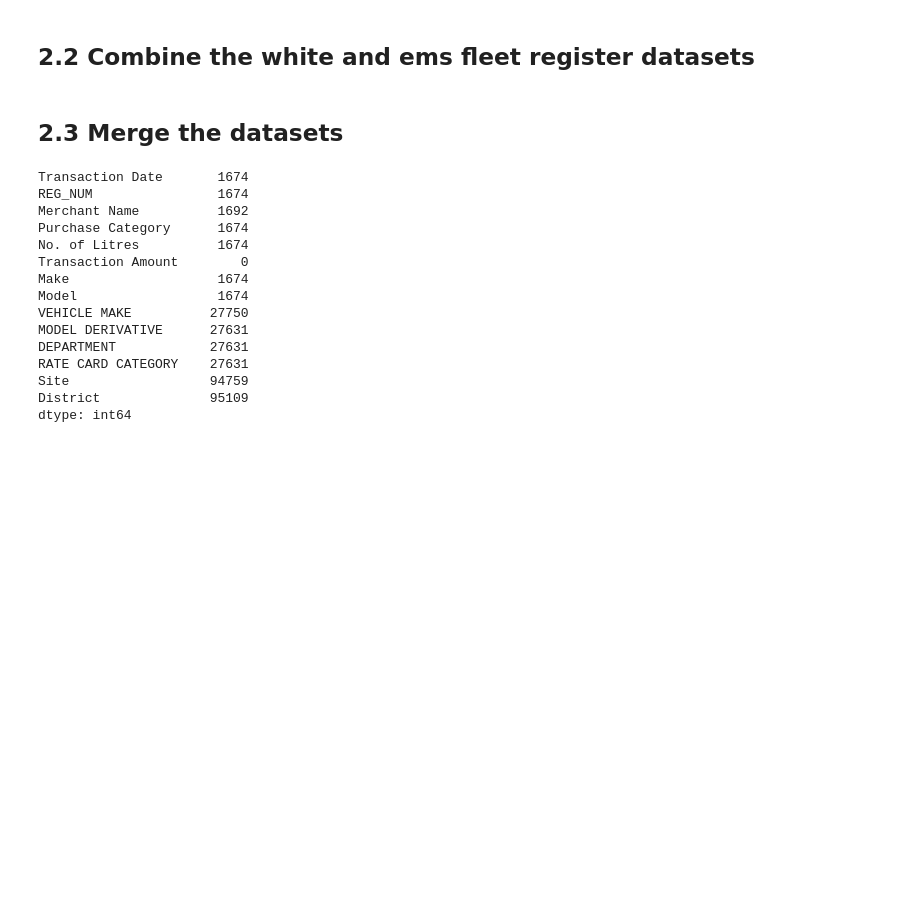
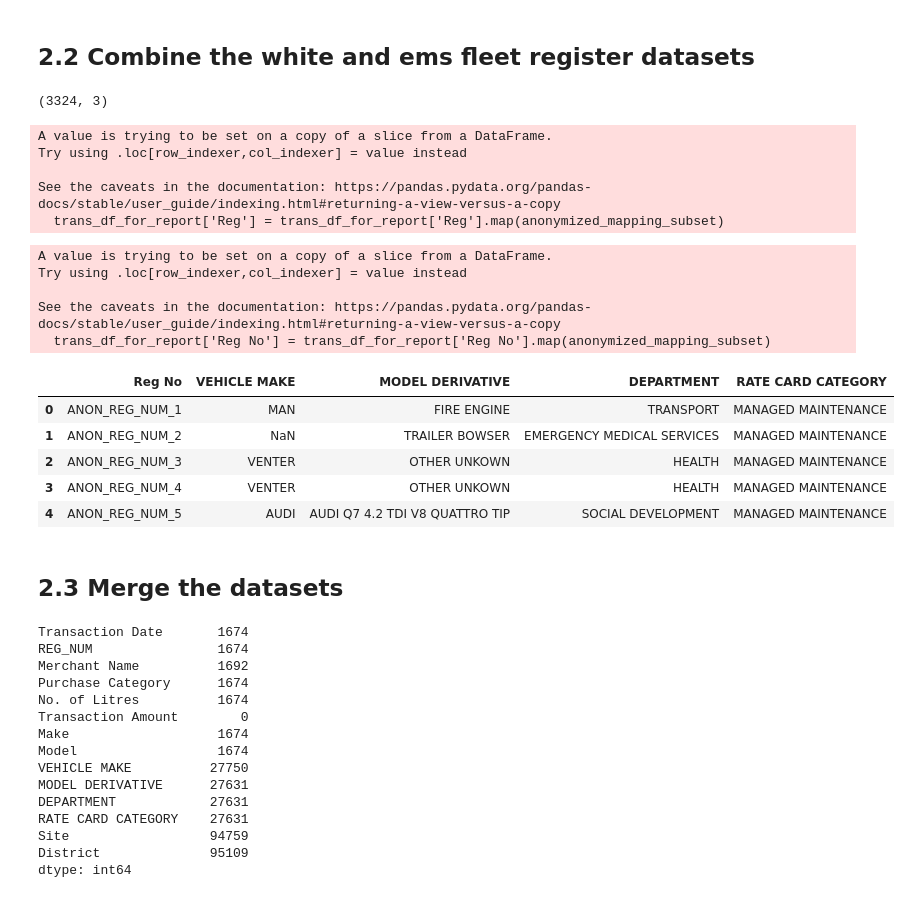
Before and after one commit to Jared-T/masters-dissertation, a Jupyter notebook: notebooks/Final_Data_Prep.ipynb, the cells around one changed output. Drawn from its saved outputs; the diff is of its cells as text; code cells hidden in the pictures; blank space fills up the shorter version.

```diff
--- a/notebooks/Final_Data_Prep.ipynb
+++ b/notebooks/Final_Data_Prep.ipynb
@@ -93,6 +118,61 @@ old_regs = white_ems.melt(id_vars=cols,
 
 # Concatenating the two DataFrames
 reshaped_white_ems = pd.concat([new_regs, old_regs]).sort_values(by='Reg').reset_index(drop=True)
+# %%
+reshaped_white_ems.shape
+# %% [output]
+(3324, 3)
+# %%
+# Create a new dataframe with only the first 5 rows
+trans_df_for_report = reshaped_white_ems.head()
+
+# Step 1: Identify unique registration numbers in the subset
+unique_reg_nums_subset = sorted(trans_df_for_report['Reg'].unique())
+
+# Step 2: Create a mapping from each unique registration number in the subset to an anonymized value
+anonymized_mapping_subset = {reg_num: 'ANON_REG_NUM_' + str(i) for i, reg_num in enumerate(unique_reg_nums_subset, start=1)}
+
+# Step 3: Apply the mapping to your subset
+trans_df_for_report['Reg'] = trans_df_for_report['Reg'].map(anonymized_mapping_subset)
+
+# Save the anonymized dataset to a new CSV file
+trans_df_for_report.to_csv('../data/anonymized_raw_ems_white_register.csv', index=False)
+# %% [output]
+A value is trying to be set on a copy of a slice from a DataFrame.
+Try using .loc[row_indexer,col_indexer] = value instead
+
+See the caveats in the documentation: https://pandas.pydata.org/pandas-docs/stable/user_guide/indexing.html#returning-a-view-versus-a-copy
+  trans_df_for_report['Reg'] = trans_df_for_report['Reg'].map(anonymized_mapping_subset)
+# %%
+# Create a new dataframe with only the first 5 rows
+trans_df_for_report = full_register.head()
+
+# Step 1: Identify unique registration numbers in the subset
+unique_reg_nums_subset = sorted(trans_df_for_report['Reg No'].unique())
+
+# Step 2: Create a mapping from each unique registration number in the subset to an anonymized value
+anonymized_mapping_subset = {reg_num: 'ANON_REG_NUM_' + str(i) for i, reg_num in enumerate(unique_reg_nums_subset, start=1)}
+
+# Step 3: Apply the mapping to your subset
+trans_df_for_report['Reg No'] = trans_df_for_report['Reg No'].map(anonymized_mapping_subset)
+
+# Save the anonymized dataset to a new CSV file
+trans_df_for_report.to_csv('../data/anonymized_raw_fleet_register.csv', index=False)
+# %% [output]
+A value is trying to be set on a copy of a slice from a DataFrame.
+Try using .loc[row_indexer,col_indexer] = value instead
+
+See the caveats in the documentation: https://pandas.pydata.org/pandas-docs/stable/user_guide/indexing.html#returning-a-view-versus-a-copy
+  trans_df_for_report['Reg No'] = trans_df_for_report['Reg No'].map(anonymized_mapping_subset)
+# %%
+trans_df_for_report
+# %% [output]
+|  | Reg No | VEHICLE MAKE | MODEL DERIVATIVE | DEPARTMENT | RATE CARD CATEGORY |
+| 0 | ANON_REG_NUM_1 | MAN | FIRE ENGINE | TRANSPORT | MANAGED MAINTENANCE |
+| 1 | ANON_REG_NUM_2 | NaN | TRAILER BOWSER | EMERGENCY MEDICAL SERVICES | MANAGED MAINTENANCE |
+| 2 | ANON_REG_NUM_3 | VENTER | OTHER UNKOWN | HEALTH | MANAGED MAINTENANCE |
+| 3 | ANON_REG_NUM_4 | VENTER | OTHER UNKOWN | HEALTH | MANAGED MAINTENANCE |
+| 4 | ANON_REG_NUM_5 | AUDI | AUDI Q7 4.2 TDI V8 QUATTRO TIP | SOCIAL DEVELOPMENT | MANAGED MAINTENANCE |
 # %% [markdown]
 ## 2.3 Merge the datasets
 # %%
```
Also changed, not shown: parts of 3 cells of this notebook, 24 other files.
